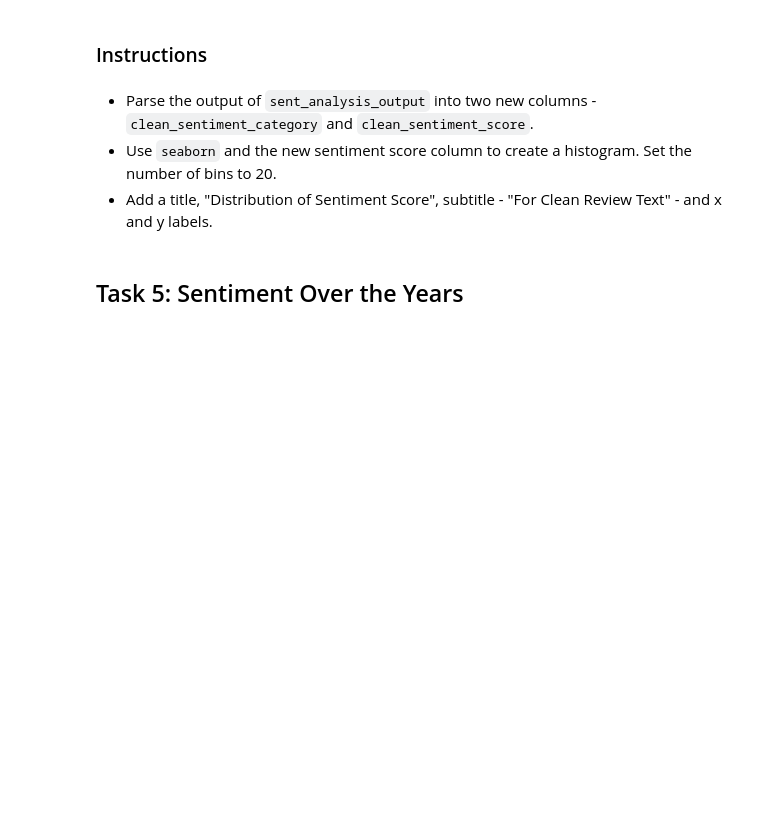
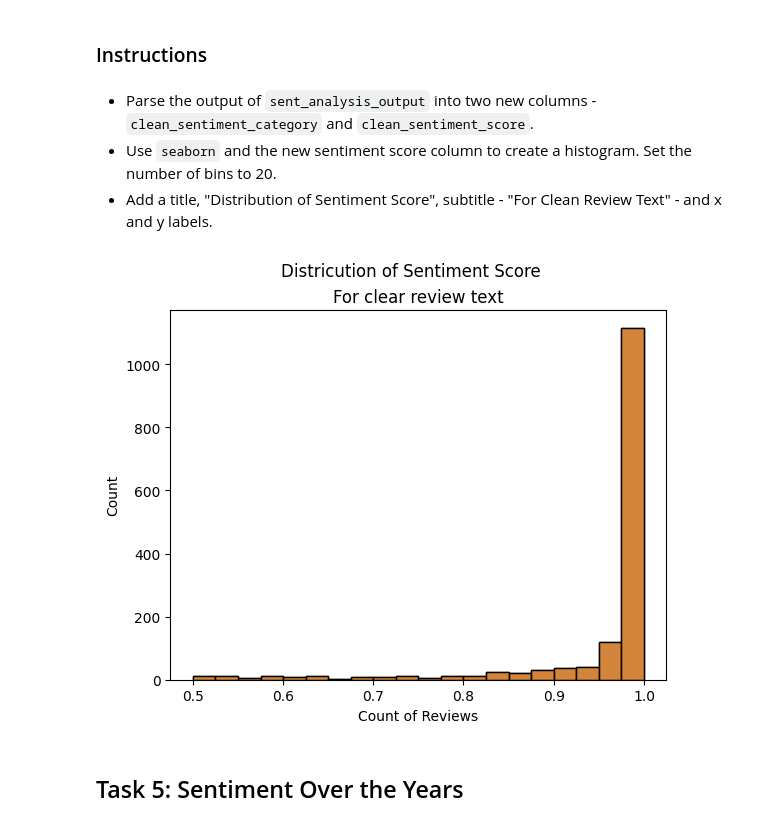
Before and after one commit to josemh301/openai-api-projects, a Jupyter notebook: HuggingFace/Project 2 - NLP App with Hugging Face/Building NLP Applications with Hugging Face.ipynb, the cells around one changed output. Drawn from its saved outputs; the diff is of its cells as text; code cells hidden in the pictures; blank space fills up the shorter version.

Commit message:
Histogram of Sentiment Score

```diff
--- a/HuggingFace/Project 2 - NLP App with Hugging Face/Building NLP Applications with Hugging Face.ipynb
+++ b/HuggingFace/Project 2 - NLP App with Hugging Face/Building NLP Applications with Hugging Face.ipynb
@@ -233,10 +245,21 @@ Now, you're going to understand the distribution of the sentiment of review text
 - Use `seaborn` and the new sentiment score column to create a histogram. Set the number of bins to 20.
 - Add a title, "Distribution of Sentiment Score", subtitle - "For Clean Review Text" - and x and y labels.
 # %%
+import seaborn as sns
+
 # Parse out the two pieces of output from sent_analysis_output - "label" and "score".
+runway['clean_sentiment_category'] = [s['label'] for s in sentiment_analysis_output]
+runway['clean_sentiment_score']  = [s['score'] for s in sentiment_analysis_output]
 
 
 # Create the first histogram using the built-in Pandas histogram method.
+sns.histplot(data=runway, x = "clean_sentiment_score", bins=20)
+plt.suptitle("Districution of Sentiment Score")
+plt.xlabel("Count of Reviews")
+plt.title("For clear review text")
+plt.show()
+# %% [output]
+[figure, added]
 # %% [markdown]
 ## Task 5: Sentiment Over the Years
 # %% [markdown]
```
Also changed, not shown: parts of 4 cells of this notebook.
